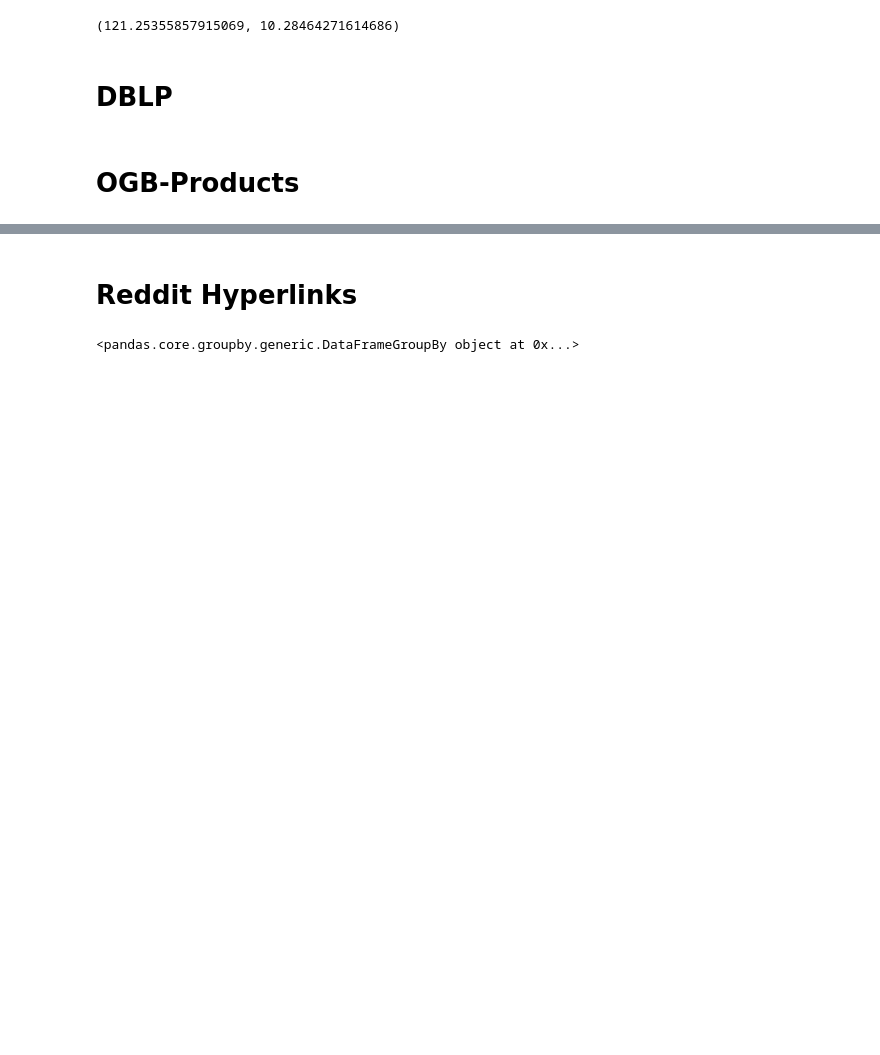
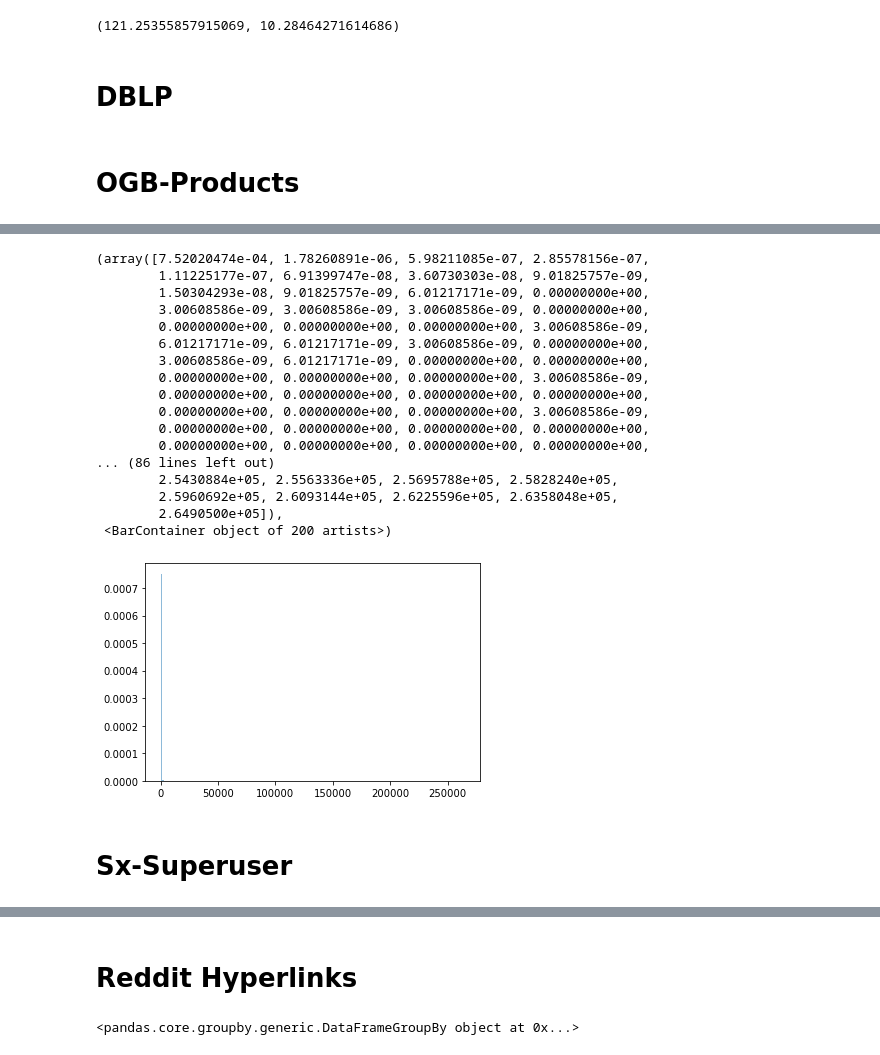
Before and after one commit to Rustam-Warwick/d3-gnn, a Jupyter notebook: helper-scripts/jupyter/Pre Process Datasets.ipynb, the cells around one changed output, grey strips where cells are left out. Saved outputs shown, nothing was run; the diff lists cells and outputs as text; code cells hidden in the pictures; blank space fills up the shorter version.

```diff
--- a/helper-scripts/jupyter/Pre Process Datasets.ipynb
+++ b/helper-scripts/jupyter/Pre Process Datasets.ipynb
@@ -93,0 +132,34 @@ class OGBProducts:
+# %%
+class Wikitalk:
+    def __init__(self, sep=' '):
+        self.dataset = pd.read_csv(os.path.join(os.environ["DATASET_DIR"], "wikitalk", "wiki-talk-temporal.txt"), header=None, sep=sep)
+
+    def save(self):
+        self.dataset.to_csv(os.path.join(os.environ["DATASET_DIR"], "wikitalk", "wiki-talk-temporal.tsv"),sep='\t', index=False, header=False)
+# %%
+a = Wikitalk()
+# %%
+out_degrees = a.dataset.groupby(0).apply(lambda x: x.shape[0]).values
+# %%
+plt.hist(out_degrees, bins=200, density=True, alpha=0.5)
+# %% [output]
+(array([7.52020474e-04, 1.78260891e-06, 5.98211085e-07, 2.85578156e-07,
+        1.11225177e-07, 6.91399747e-08, 3.60730303e-08, 9.01825757e-09,
+        1.50304293e-08, 9.01825757e-09, 6.01217171e-09, 0.00000000e+00,
+        3.00608586e-09, 3.00608586e-09, 3.00608586e-09, 0.00000000e+00,
+        0.00000000e+00, 0.00000000e+00, 0.00000000e+00, 3.00608586e-09,
+        6.01217171e-09, 6.01217171e-09, 3.00608586e-09, 0.00000000e+00,
+        3.00608586e-09, 6.01217171e-09, 0.00000000e+00, 0.00000000e+00,
+        0.00000000e+00, 0.00000000e+00, 0.00000000e+00, 3.00608586e-09,
+        0.00000000e+00, 0.00000000e+00, 0.00000000e+00, 0.00000000e+00,
+        0.00000000e+00, 0.00000000e+00, 0.00000000e+00, 3.00608586e-09,
+        0.00000000e+00, 0.00000000e+00, 0.00000000e+00, 0.00000000e+00,
+        0.00000000e+00, 0.00000000e+00, 0.00000000e+00, 0.00000000e+00,
+... (86 lines left out)
+        2.5430884e+05, 2.5563336e+05, 2.5695788e+05, 2.5828240e+05,
+        2.5960692e+05, 2.6093144e+05, 2.6225596e+05, 2.6358048e+05,
+        2.6490500e+05]),
+ <BarContainer object of 200 artists>)
+[figure, added]
+# %% [markdown]
+# Sx-Superuser
```
Also changed, not shown: parts of 11 cells of this notebook, 5 other files.
